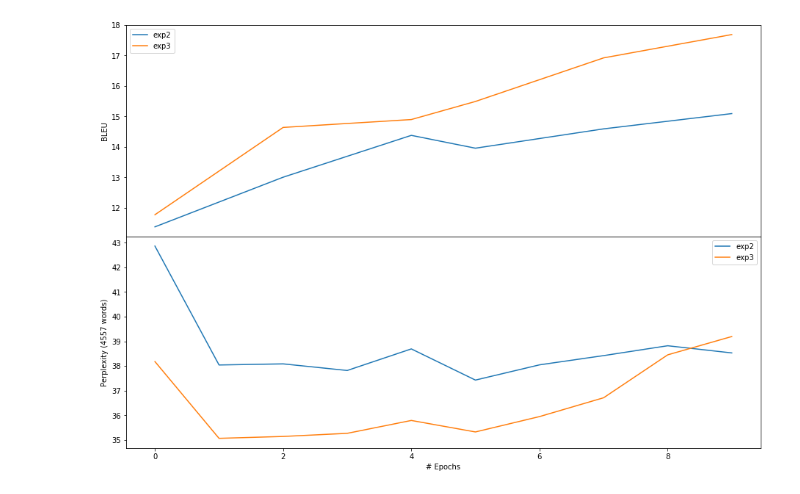
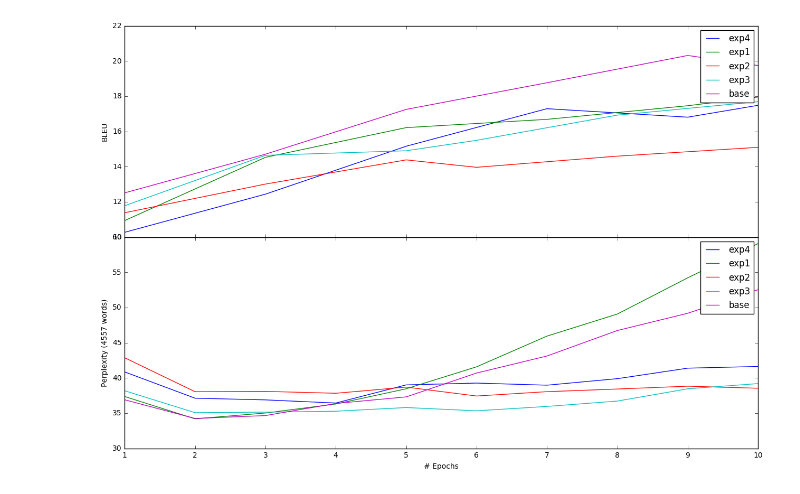
Before and after one commit to pepijnkokke/UoE-MT2-NMT, a Jupyter notebook: part2.ipynb, the cells around one changed output. Cells and saved outputs as stored; diff of their text form; code cells hidden in the pictures.

```diff
--- a/part2.ipynb
+++ b/part2.ipynb
@@ -5,6 +5,24 @@ from matplotlib        import pyplot as plt
 from matplotlib.ticker import NullFormatter
 # %%
 data = {
+    'base': {
+        'bleu': [
+            ( 0, 12.508 ), ( 2, 14.704 ), ( 4, 17.249 ), ( 6, 18.762 ), ( 8, 20.311 ), ( 9, 19.740 ),
+        ],
+        'pplx': [
+            ( 0, 36.8988 ), ( 1, 34.2411 ), ( 2, 34.6503 ), ( 3, 36.3722 ), ( 4, 37.3043 ),
+            ( 5, 40.6900 ), ( 6, 43.1084 ), ( 7, 46.7289 ), ( 8, 49.1755 ), ( 9, 52.5328 ),
+        ]
+    },
+    'exp1': {
+        'bleu': [
+            ( 0, 10.934 ), ( 2, 14.527 ), ( 4, 16.214 ), ( 6, 16.684 ), ( 8, 17.457 ), ( 9, 17.950 ),
+        ],
+        'pplx': [
+            ( 0, 37.3602 ), ( 1, 34.1887 ), ( 2, 35.0137 ), ( 3, 36.2963 ), ( 4, 38.4561 ),
+            ( 5, 41.5735 ), ( 6, 45.9352 ), ( 7, 49.0668 ), ( 8, 54.2087 ), ( 9, 59.0749 ),
+        ]
+    },
     'exp2': {
         'bleu': [
             ( 0, 11.379 ), ( 2, 13.008 ), ( 4, 14.381 ), ( 5, 13.960 ), ( 7, 14.594 ), ( 9, 15.095 ),
@@ -22,29 +40,40 @@ data = {
             ( 0, 38.1800 ), ( 1, 35.0667 ), ( 2, 35.1439 ), ( 3, 35.2702 ), ( 4, 35.7926 ),
             ( 5, 35.3267 ), ( 6, 35.9495 ), ( 7, 36.7126 ), ( 8, 38.4527 ), ( 9, 39.1957 ),
         ]
+    },
+    'exp4': {
+        'bleu': [
+            ( 0, 10.268 ), ( 2, 12.435 ), ( 4, 15.157 ), ( 6, 17.289 ), ( 8, 16.807 ), ( 9, 17.481 ),
+        ],
+        'pplx': [
+            ( 0, 40.8514 ), ( 1, 37.1197 ), ( 2, 36.8783 ), ( 3, 36.4338 ), ( 4, 39.0103 ),
+            ( 5, 39.2655 ), ( 6, 38.9666 ), ( 7, 39.8910 ), ( 8, 41.3824 ), ( 9, 41.6246 ),
+        ]
     }
 }
 # %%
 plt.figure(1, figsize=(12,8))
 
 bleu = plt.axes([0.0, 0.5, 1.0, 0.5])
 pplx = plt.axes([0.0, 0.0, 1.0, 0.5])
 
 for key, val in data.items():
     epoch, bleu_score = zip(*val['bleu'])
+    epoch = [e + 1 for e in epoch]
     bleu.plot(epoch, bleu_score, label=key)
     epoch, pplx_score = zip(*val['pplx'])
+    epoch = [e + 1 for e in epoch]
     pplx.plot(epoch, pplx_score, label=key)
 
 nullfmt = NullFormatter()
 bleu.xaxis.set_major_formatter(nullfmt)
 bleu.set_ylabel('BLEU')
 pplx.set_ylabel('Perplexity (4557 words)')
 pplx.set_xlabel('# Epochs')
 
 bleu.legend()
 pplx.legend()
 
 plt.show()
 # %% [output]
-[figure, old version]
+[figure, new version]
```
Also changed, not shown: 2 other files.
